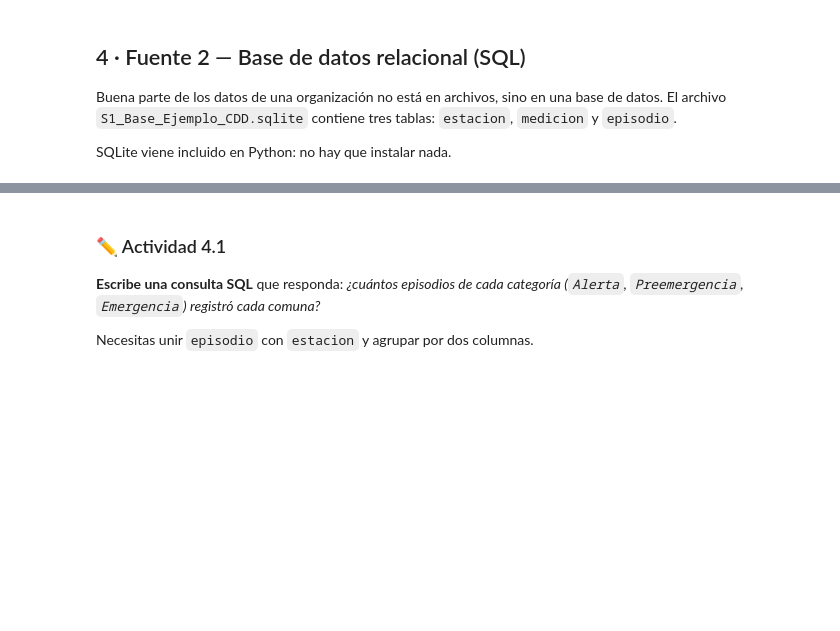
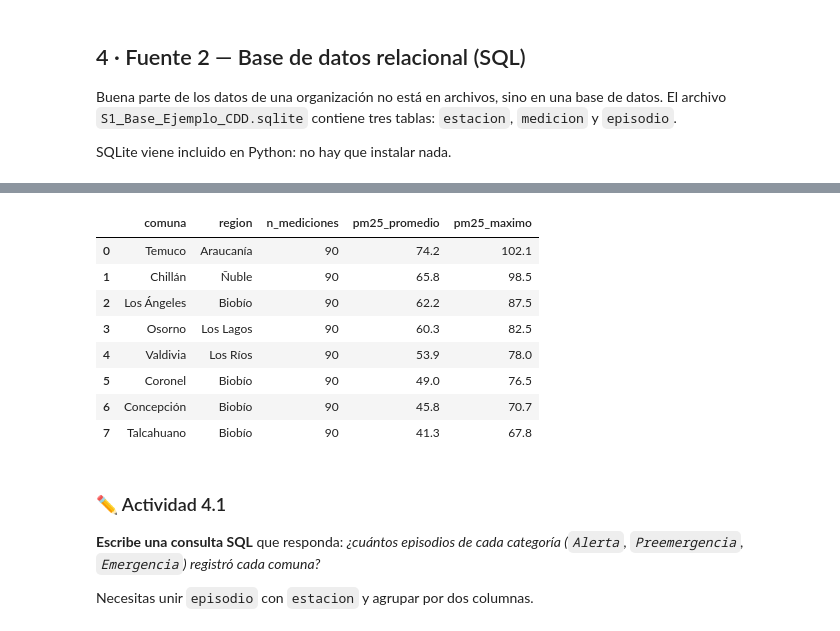
Before and after one commit to frandresst-wq/Proyecto-de-Ciencia-de-Datos, a Jupyter notebook: S1_Notebook_Base_CDD_Soto_Franco.ipynb, the cells around one changed output, grey strips where cells are left out. Saved outputs shown, nothing was run; the diff lists cells and outputs as text; code cells hidden in the pictures; blank space fills up the shorter version.

```diff
--- a/S1_Notebook_Base_CDD_Soto_Franco.ipynb
+++ b/S1_Notebook_Base_CDD_Soto_Franco.ipynb
@@ -149,17 +231,23 @@ pd.read_sql_query('PRAGMA table_info(medicion)', con)
 # %%
 # Una consulta con JOIN y agregación: promedio de PM2.5 por comuna
 consulta = '''
-SELECT  e.comuna,
-        e.region,
-        COUNT(*)              AS n_mediciones,
-        ROUND(AVG(m.pm25), 1) AS pm25_promedio,
-        ROUND(MAX(m.pm25), 1) AS pm25_maximo
+SELECT  e.comuna,e.region,COUNT(*) AS n_mediciones, ROUND(AVG(m.pm25), 1) AS pm25_promedio,ROUND(MAX(m.pm25), 1) AS pm25_maximo
 FROM    medicion m
 JOIN    estacion e ON e.estacion_id = m.estacion_id
 GROUP BY e.comuna, e.region
 ORDER BY pm25_promedio DESC
 '''
 pd.read_sql_query(consulta, con)
+# %% [output]
+|  | comuna | region | n_mediciones | pm25_promedio | pm25_maximo |
+| 0 | Temuco | Araucanía | 90 | 74.2 | 102.1 |
+| 1 | Chillán | Ñuble | 90 | 65.8 | 98.5 |
+| 2 | Los Ángeles | Biobío | 90 | 62.2 | 87.5 |
+| 3 | Osorno | Los Lagos | 90 | 60.3 | 82.5 |
+| 4 | Valdivia | Los Ríos | 90 | 53.9 | 78.0 |
+| 5 | Coronel | Biobío | 90 | 49.0 | 76.5 |
+| 6 | Concepción | Biobío | 90 | 45.8 | 70.7 |
+| 7 | Talcahuano | Biobío | 90 | 41.3 | 67.8 |
 # %% [markdown]
 ### ✏️ Actividad 4.1
 
```
Also changed, not shown: parts of 34 cells of this notebook.
